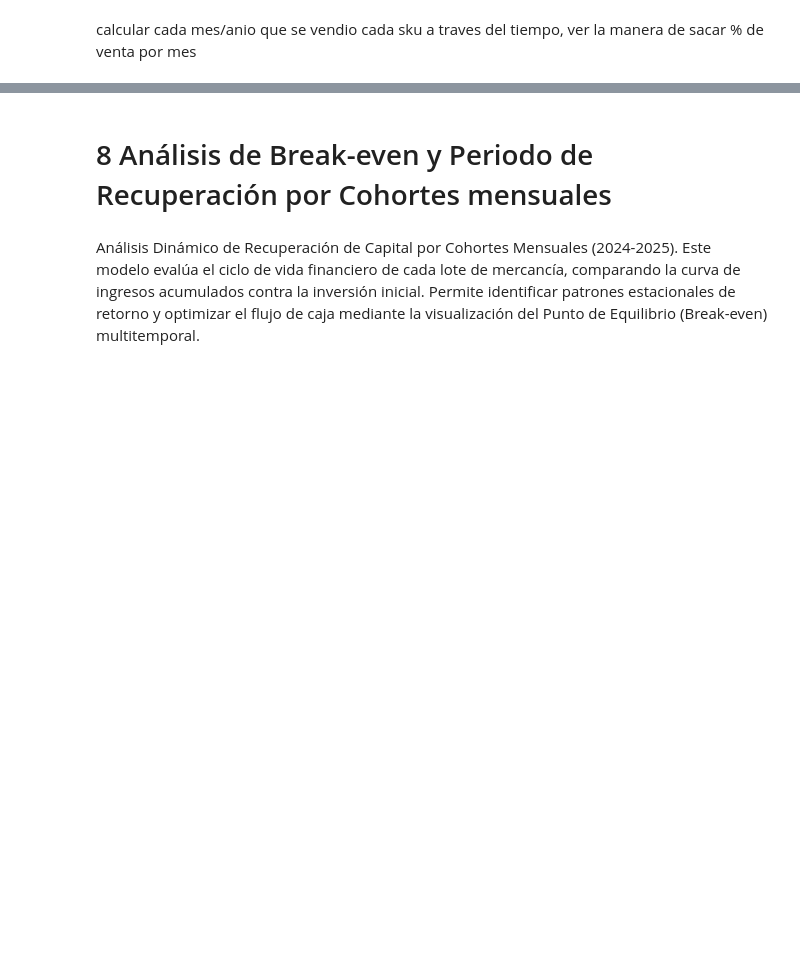
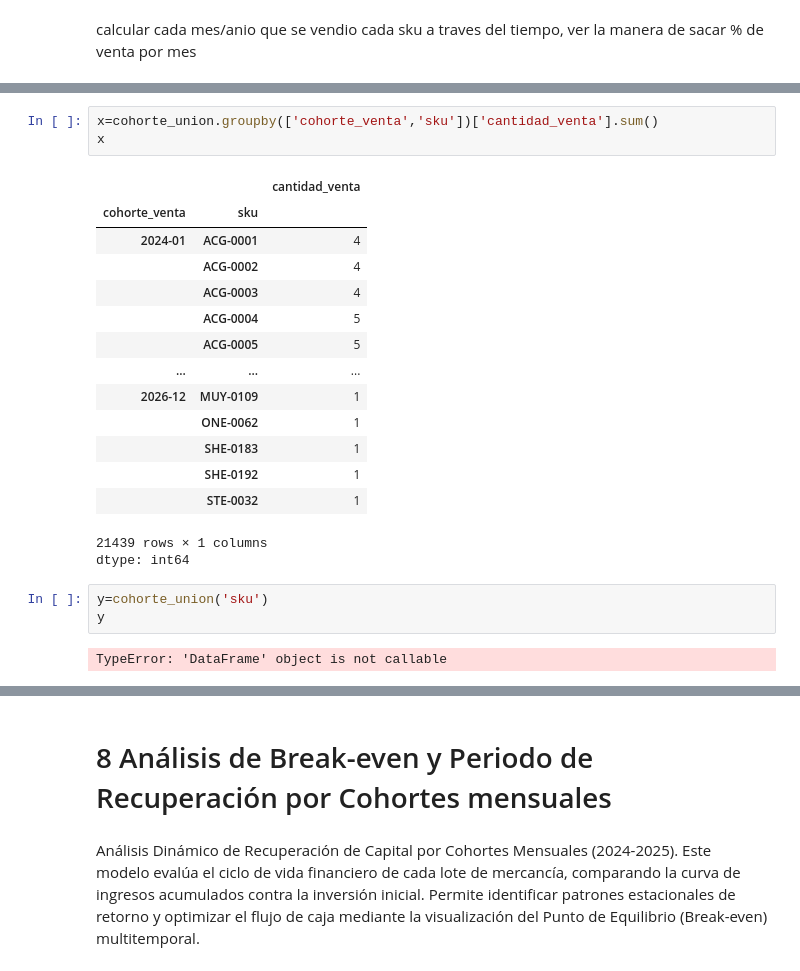
Before and after one commit to Adrian-estrada-chavez/clothing-sales-roi-analysis, a Jupyter notebook: notebooks/Clothing_sales_roi_analysis.ipynb, the cells around one changed output, grey strips where cells are left out. Drawn from its saved outputs; the diff is of its cells as text; blank space fills up the shorter version.

```diff
--- a/notebooks/Clothing_sales_roi_analysis.ipynb
+++ b/notebooks/Clothing_sales_roi_analysis.ipynb
@@ -1211,0 +1175,24 @@ dtype: int64
+# %%
+x=cohorte_union.groupby(['cohorte_venta','sku'])['cantidad_venta'].sum()
+x
+# %% [output]
+|  |  | cantidad_venta |
+| cohorte_venta | sku |  |
+| 2024-01 | ACG-0001 | 4 |
+|  | ACG-0002 | 4 |
+|  | ACG-0003 | 4 |
+|  | ACG-0004 | 5 |
+|  | ACG-0005 | 5 |
+| ... | ... | ... |
+| 2026-12 | MUY-0109 | 1 |
+|  | ONE-0062 | 1 |
+|  | SHE-0183 | 1 |
+|  | SHE-0192 | 1 |
+|  | STE-0032 | 1 |
+21439 rows × 1 columns
+dtype: int64
+# %%
+y=cohorte_union('sku')
+y
+# %% [output]
+TypeError: 'DataFrame' object is not callable
```
Also changed, not shown: parts of 4 cells of this notebook.
